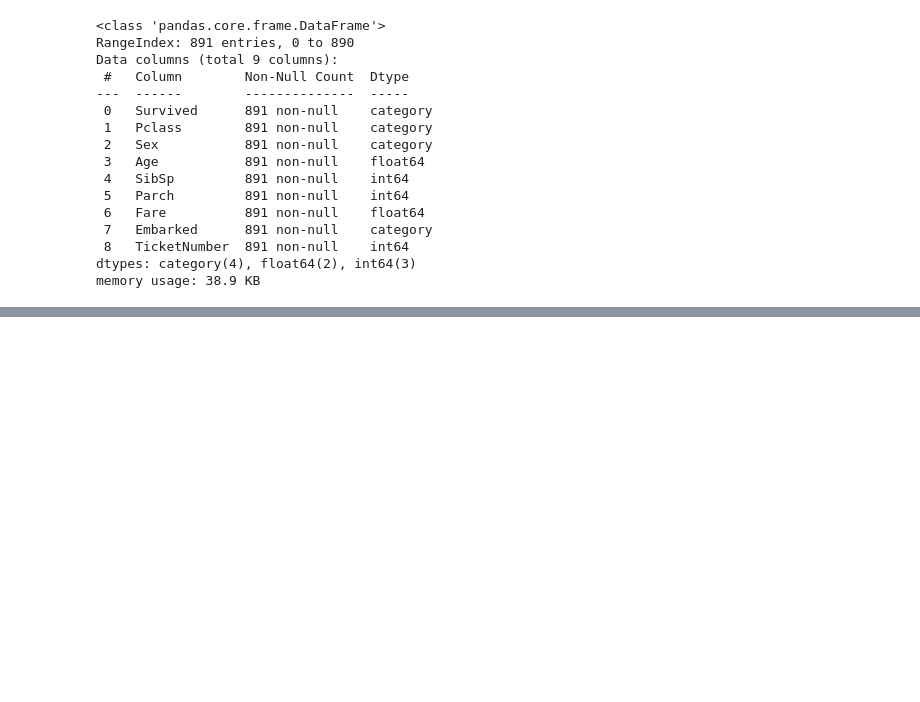
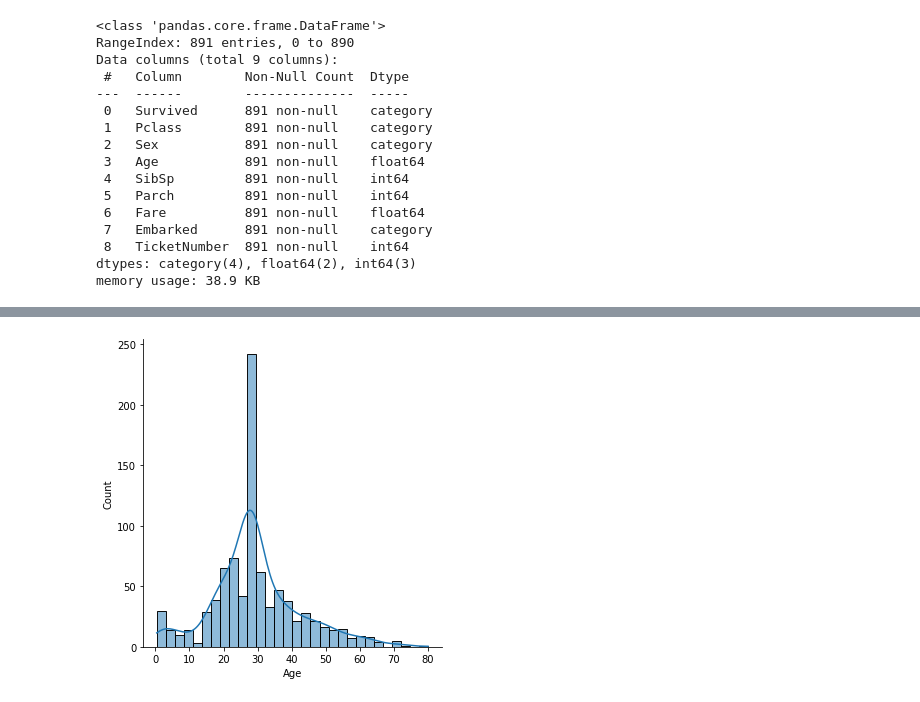
Before and after one commit to edoofra/Titanic-Survived-Prediction-ML-classification, a Jupyter notebook: titanic-survived-prediction-ml-classification.ipynb, the cells around one changed output, grey strips where cells are left out. Cells and saved outputs as stored; diff of their text form; code cells hidden in the pictures; blank space fills up the shorter version.

```diff
--- a/titanic-survived-prediction-ml-classification.ipynb
+++ b/titanic-survived-prediction-ml-classification.ipynb
@@ -270,0 +275,5 @@ memory usage: 38.9 KB
+# %%
+# distribuzione della popolazione sulla base dell'età
+s = sns.displot(trainData['Age'],kde= True)
+# %% [output]
+[figure, added]
```
Also changed, not shown: parts of 8 cells of this notebook.
